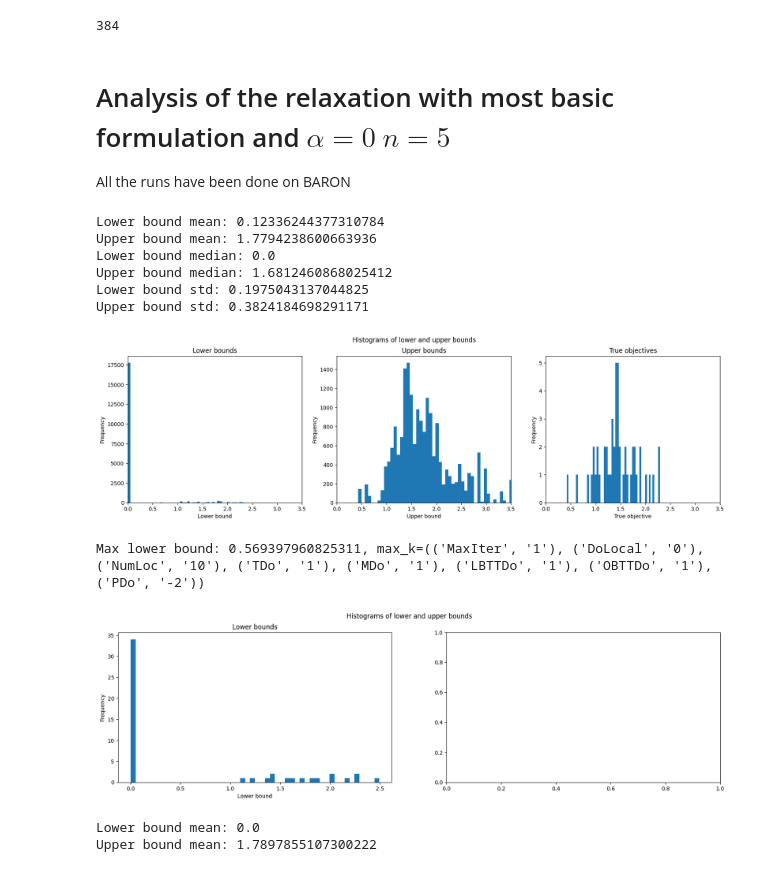
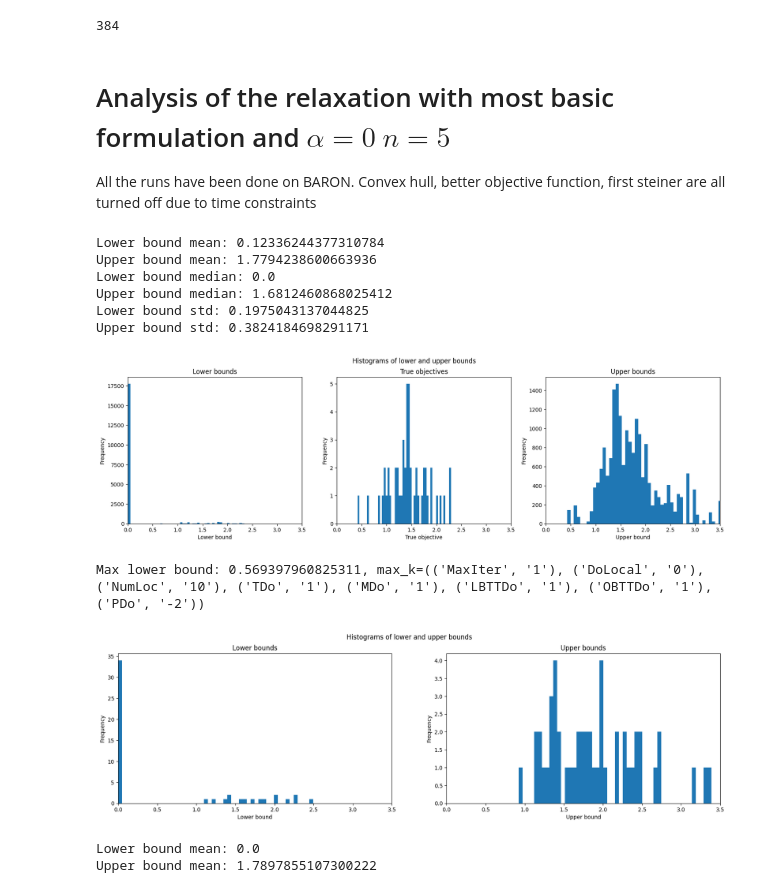
Before and after one commit to DarioFi/optimal_transport, a Jupyter notebook: data_handling/relaxation_eda.ipynb, the cells around one changed output. Cells and saved outputs as stored; diff of their text form; code cells hidden in the pictures.

```diff
--- a/data_handling/relaxation_eda.ipynb
+++ b/data_handling/relaxation_eda.ipynb
@@ -38,7 +38,8 @@ true_sol_db = Database.populate_from_folder("../relaxation_runs_real_solutions")
 # %% [markdown]
 # Analysis of the relaxation with most basic formulation and $\alpha=0$ $n=5$
 
-All the runs have been done on BARON
+All the runs have been done on BARON.
+Convex hull, better objective function, first steiner are all turned off due to time constraints
 # %%
 
 lb = [e.results["lower_bound"] for e in db.experiments]
@@ -76,15 +76,15 @@ ax[0].set_title("Lower bounds")
 ax[0].set_xlabel("Lower bound")
 ax[0].set_ylabel("Frequency")
 
-ax[1].hist(ub, bins=50)
-ax[1].set_title("Upper bounds")
-ax[1].set_xlabel("Upper bound")
+ax[2].hist(ub, bins=50)
+ax[2].set_title("Upper bounds")
+ax[2].set_xlabel("Upper bound")
+ax[2].set_ylabel("Frequency")
+
+ax[1].hist(true_obj, bins=50)
+ax[1].set_title("True objectives")
+ax[1].set_xlabel("True objective")
 ax[1].set_ylabel("Frequency")
-
-ax[2].hist(true_obj, bins=50)
-ax[2].set_title("True objectives")
-ax[2].set_xlabel("True objective")
-ax[2].set_ylabel("Frequency")
 
 # set x lims to 0 3.5 for all
 
@@ -94,34 +94,42 @@ ax[2].set_xlim(0, 3.5)
 
 plt.show()
 # %% [output]
-[figure, old version]
+[figure, new version]
 # %%
 max_lb = 0
 max_k = None
 
 for k, v in indexed_db.items():
 
     lb = [e.results["lower_bound"] for e in v]
 
     mean_lb = sum(lb) / len(lb)
 
     if mean_lb > max_lb:
         max_lb = mean_lb
         max_k = k
 
 print(f"Max lower bound: {max_lb}, {max_k=}")
 
 fig, ax = plt.subplots(1, 2, figsize=(20, 5))
 plt.suptitle("Histograms of lower and upper bounds")
 ax[0].hist([e.results["lower_bound"] for e in indexed_db[max_k]], bins=50)
 ax[0].set_title("Lower bounds")
 ax[0].set_xlabel("Lower bound")
 ax[0].set_ylabel("Frequency")
 
+ax[1].hist([e.results["upper_bound"] for e in indexed_db[max_k]], bins=50)
+ax[1].set_title("Upper bounds")
+ax[1].set_xlabel("Upper bound")
+ax[1].set_ylabel("Frequency")
+
+ax[0].set_xlim(0, 3.5)
+ax[1].set_xlim(0, 3.5)
+
 plt.show()
 # %% [output]
 Max lower bound: 0.569397960825311, max_k=(('MaxIter', '1'), ('DoLocal', '0'), ('NumLoc', '10'), ('TDo', '1'), ('MDo', '1'), ('LBTTDo', '1'), ('OBTTDo', '1'), ('PDo', '-2'))
-[figure, old version]
+[figure, new version]
 # %%
 # all disabled
 key_disabled = (
```
Also changed, not shown: parts of 6 cells of this notebook, 9 other files.
